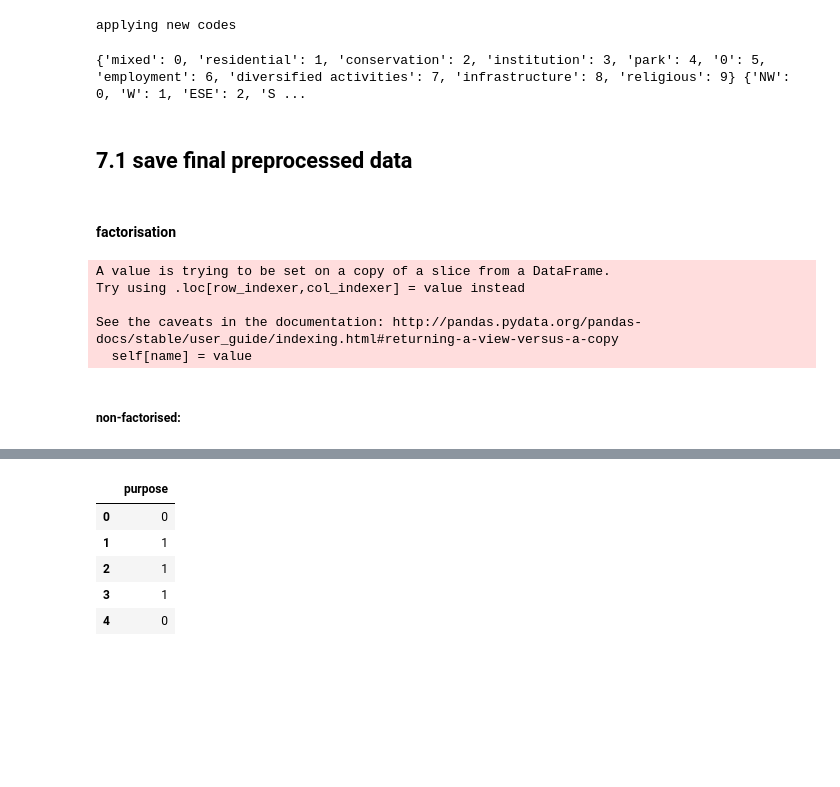
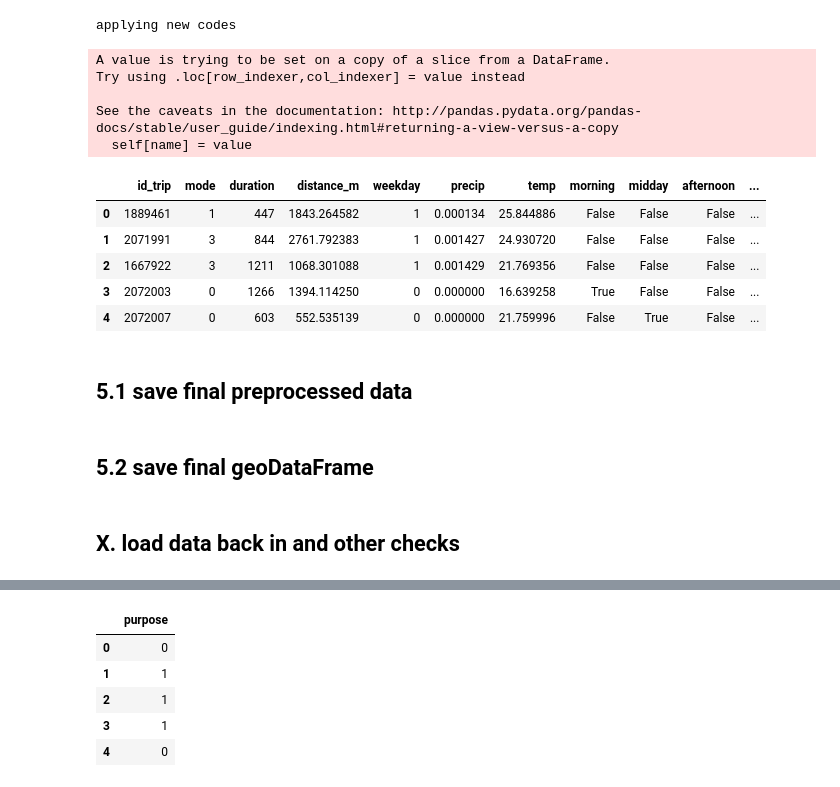
Before and after one commit to Thomasjkeel/Trip_Purpose_Classification, a Jupyter notebook: Notebooks/preprocessing/all_preprocessing.ipynb, the cells around one changed output, grey strips where cells are left out. Cells and saved outputs as stored; diff of their text form; code cells hidden in the pictures; blank space fills up the shorter version.

```diff
--- a/Notebooks/preprocessing/all_preprocessing.ipynb
+++ b/Notebooks/preprocessing/all_preprocessing.ipynb
@@ -725,8 +413,0 @@ def intersect_landuse_end(row):
-# %%
-%%time
-## 10 mins
-## to solve TopologyException -> create a buffer around each linestring
-## meaning of TopologyException -> It simply means there is a line crossing another line and no intermediate coordinate records the intersection or by intersecting line segments which are nearly parallel (see https://gis.stackexchange.com/questions/217789/geopandas-shapely-spatial-difference-topologyexception-no-outgoing-diredge-f)
-
-gdf_2016['land_use_s'] = gdf_2016.apply(intersect_landuse, axis=1)
-gdf_2016['land_use_e'] = gdf_2016.apply(intersect_landuse_end, axis=1)
@@ -782,5 +413,0 @@ gdf_2016.head(3)
-# %%
-%%time
-## 10 mins
-gdf_2017['land_use_s'] = gdf_2017.apply(intersect_landuse, axis=1)
-gdf_2017['land_use_e'] = gdf_2017.apply(intersect_landuse_end, axis=1)
@@ -844,7 +415,0 @@ city_of_montreal = mtl_regions.loc[(mtl_regions.AIRE > 0) & (mtl_regions.TYPE ==
-# %%
-%%time
-gdf_2016['downtown_s'] = gdf_2016['start_can'].apply(lambda row: any(city_of_montreal.intersects(row)))
-gdf_2016['downtown_e'] = gdf_2016['end_can'].apply(lambda row: any(city_of_montreal.intersects(row)))
-
-gdf_2017['downtown_s'] = gdf_2017['start_can'].apply(lambda row: any(city_of_montreal.intersects(row)))
-gdf_2017['downtown_e'] = gdf_2017['end_can'].apply(lambda row: any(city_of_montreal.intersects(row)))
@@ -1048,30 +544,40 @@ class ModelInputs:
+# %%
+class ModelInputs:
+    def __init__(self, data):
+        self.data = data.copy()
+
+    def model_setup(self, norm=False, oversample=False):
+        self.X = self.data[['id_trip',"mode","duration","distance_m","weekday", "precip","temp",\
+                            "morning","midday","afternoon","evening","midnight"]]
+        self.y = self.data[["purpose"]] # purpose_labels
+        self.X.weekday = self.X.weekday.astype(int)
 # %%
 gdf_2016_data_inputs = ModelInputs(gdf_2016)
 # %%
-gdf_2016_data_inputs.create_factor_dicts()
+gdf_2016_data_inputs.model_setup()
+# %% [output]
+A value is trying to be set on a copy of a slice from a DataFrame.
+Try using .loc[row_indexer,col_indexer] = value instead
+
+See the caveats in the documentation: http://pandas.pydata.org/pandas-docs/stable/user_guide/indexing.html#returning-a-view-versus-a-copy
+  self[name] = value
-# %%
-gdf_2016_data_inputs.print_all_factors()
-# %% [output]
-{'mixed': 0, 'residential': 1, 'conservation': 2, 'institution': 3, 'park': 4, '0': 5, 'employment': 6, 'diversified activities': 7, 'infrastructure': 8, 'religious': 9} {'NW': 0, 'W': 1, 'ESE': 2, 'S ...
+# %%
+gdf_2016_data_inputs.X.head()
+# %% [output]
+|  | id_trip | mode | duration | distance_m | weekday | precip | temp | morning | midday | afternoon | ... |
+| 0 | 1889461 | 1 | 447 | 1843.264582 | 1 | 0.000134 | 25.844886 | False | False | False | ... |
+| 1 | 2071991 | 3 | 844 | 2761.792383 | 1 | 0.001427 | 24.930720 | False | False | False | ... |
+| 2 | 1667922 | 3 | 1211 | 1068.301088 | 1 | 0.001429 | 21.769356 | False | False | False | ... |
+| 3 | 2072003 | 0 | 1266 | 1394.114250 | 0 | 0.000000 | 16.639258 | True | False | False | ... |
+| 4 | 2072007 | 0 | 603 | 552.535139 | 0 | 0.000000 | 21.759996 | False | True | False | ... |
 # %% [markdown]
-## 7.1 save final preprocessed data
+## 5.1 save final preprocessed data
-# %% [markdown]
-#### factorisation
 # %%
 ## save X & y data
 for nm, df in zip(['gdf_2016', 'gdf_2017'], [gdf_2016, gdf_2017]):
     data_inputs = ModelInputs(df)
-    data_inputs.create_factor_dicts()
-    with open('../../Data/model_inputs/{0}_carddir_factors.txt'.format(nm), 'w') as my_file:
-        my_file.write(str(data_inputs.carddir_factors))
-        my_file.close()
-
     with open('../../Data/model_inputs/{0}_mode_factors.txt'.format(nm), 'w') as my_file:
         my_file.write(str(mode_codes))
-        my_file.close()
-
-    with open('../../Data/model_inputs/{0}_land_use_factors.txt'.format(nm), 'w') as my_file:
-        my_file.write(str(data_inputs.land_use_factors))
         my_file.close()
 
     with open('../../Data/model_inputs/{0}_purpose_factors.txt'.format(nm), 'w') as my_file:
@@ -1081,14 +587,8 @@ for nm, df in zip(['gdf_2016', 'gdf_2017'], [gdf_2016, gdf_2017]):
     data_inputs.model_setup()
     data_inputs.X.to_csv('../../Data/model_inputs/{0}_X.csv'.format(nm), index=False)
     data_inputs.y.to_csv('../../Data/model_inputs/{0}_y.csv'.format(nm), index=False)
-# %% [output]
-A value is trying to be set on a copy of a slice from a DataFrame.
-Try using .loc[row_indexer,col_indexer] = value instead
-
-See the caveats in the documentation: http://pandas.pydata.org/pandas-docs/stable/user_guide/indexing.html#returning-a-view-versus-a-copy
-  self[name] = value
-# %% [markdown]
-##### non-factorised:
+# %% [markdown]
+## 5.2 save final geoDataFrame
 # %%
 gdf_2016['starttime'] = gdf_2016['starttime'].astype(str)
 gdf_2016['endtime'] = gdf_2016['endtime'].astype(str)
@@ -1111,6 +601,8 @@ path_final_2017 = "../../Data/mtl_trajet/mtl_trajet_2017_final.shp"
 
 gdf_2016.to_file(path_final_2016, encoding='utf-8')
 gdf_2017.to_file(path_final_2017, encoding='utf-8')
+# %% [markdown]
+## X. load data back in and other checks
 # %%
 pd.read_csv('../../Data/model_inputs/gdf_2016_X.csv').head(5)
 # %% [output]
```
Also changed, not shown: parts of 59 cells of this notebook, 9 other files.
